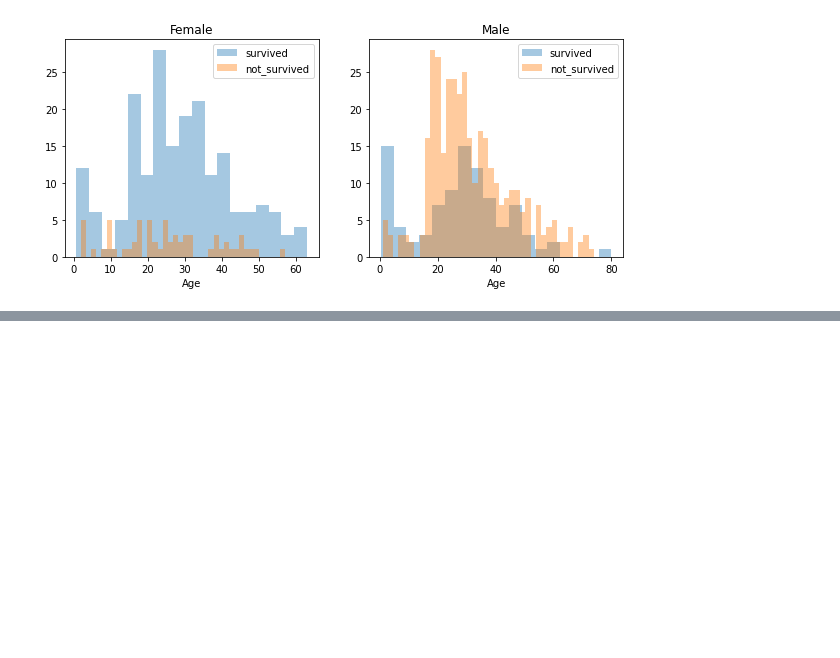
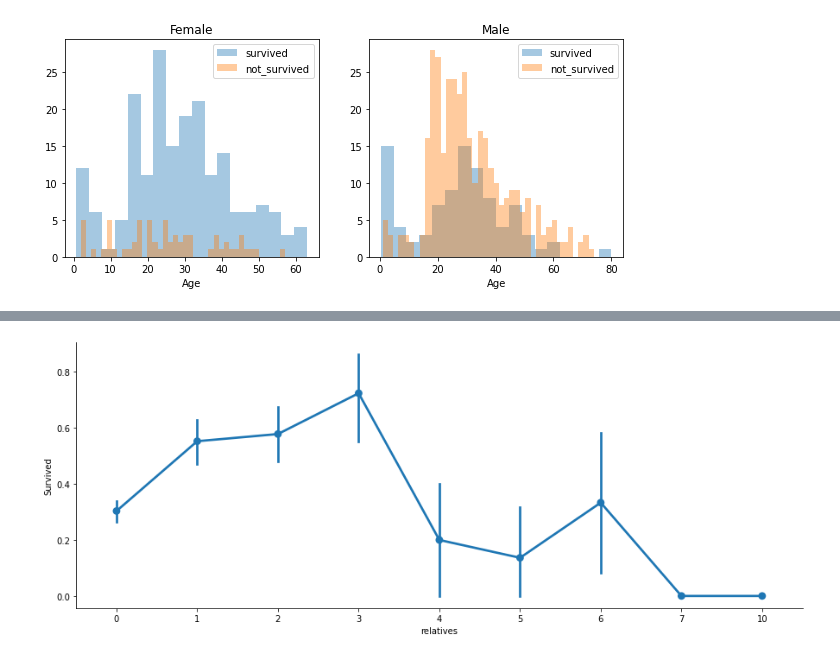
Before and after one commit to limbo1996/learn_python, a Jupyter notebook: Untitled Folder/Titanic.ipynb, the cells around one changed output, grey strips where cells are left out. Cells and saved outputs as stored; diff of their text form; code cells hidden in the pictures; blank space fills up the shorter version.

```diff
--- a/Untitled Folder/Titanic.ipynb
+++ b/Untitled Folder/Titanic.ipynb
@@ -121,0 +168,6 @@ _ = ax.set_title('Male')
+# %%
+axes = sns.factorplot('relatives', 'Survived',
+                     data = train_df, aspect = 2.5)
+# 好像亲戚大于3个的生存几率会小很多
+# %% [output]
+[figure, added]
```
Also changed, not shown: parts of 5 cells of this notebook.
